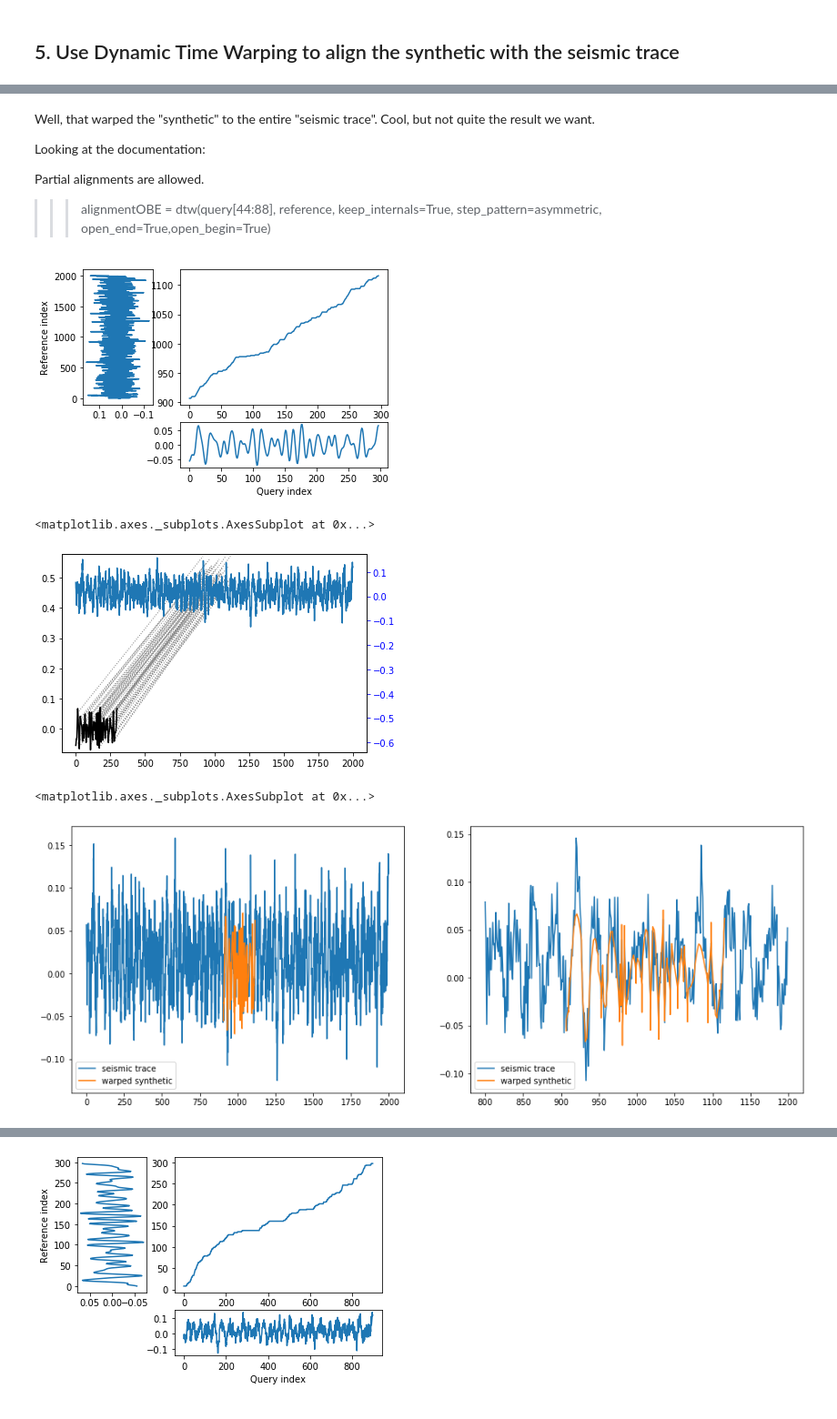
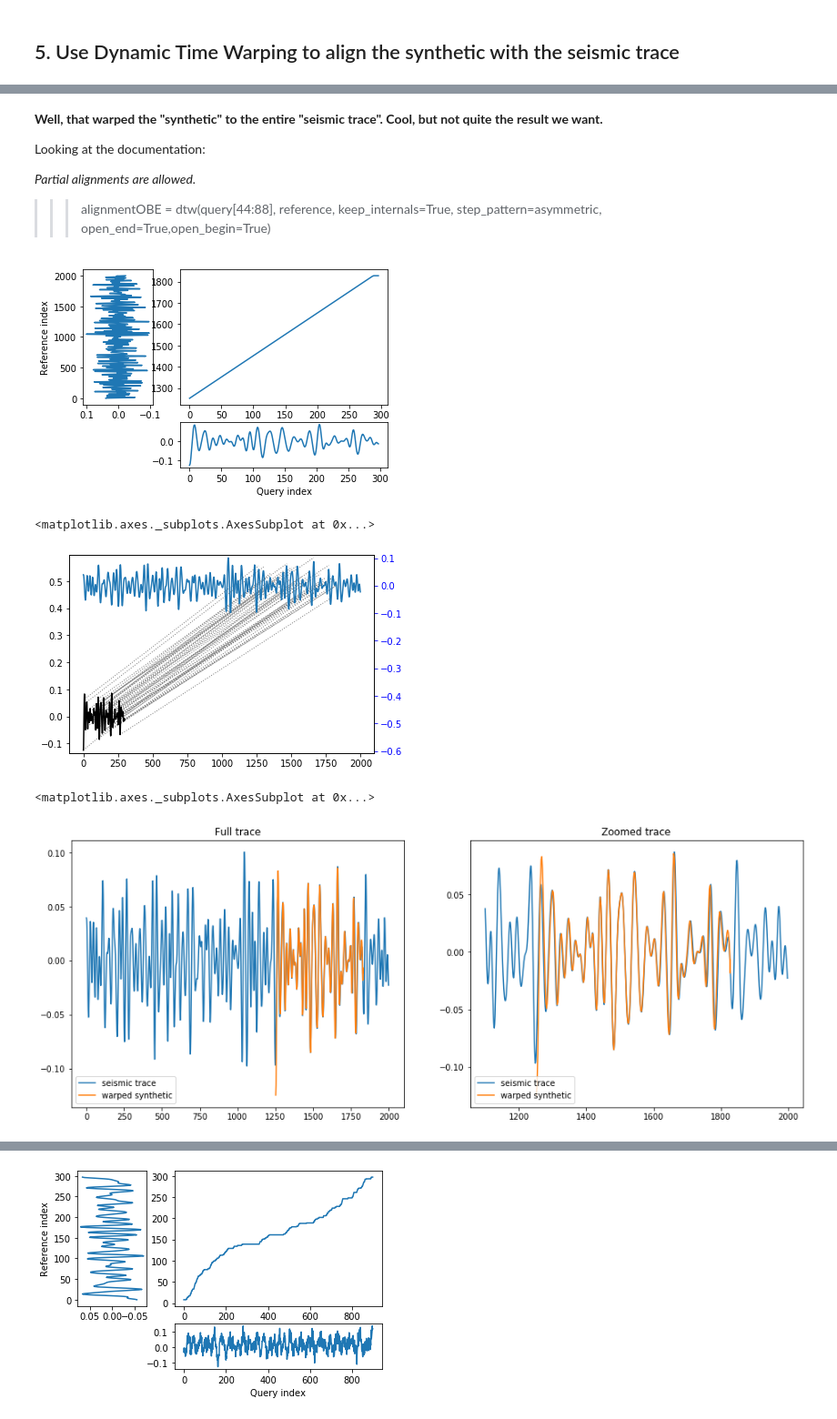
Before and after one commit to bdowdell/automatic_well_tie, a Jupyter notebook: nb/prototyping.ipynb, the cells around one changed output, grey strips where cells are left out. Shown at 91% size. Cells and saved outputs as stored; diff of their text form; code cells hidden in the pictures.

```diff
--- a/nb/prototyping.ipynb
+++ b/nb/prototyping.ipynb
@@ -367,14 +369,14 @@ alignment.plot(type='twoway', offset=1)
 <matplotlib.axes._subplots.AxesSubplot at 0x...>
 # %% [markdown]
-Well, that warped the "synthetic" to the entire "seismic trace".  Cool, but not quite the result we want.
+**Well, that warped the "synthetic" to the entire "seismic trace".  Cool, but not quite the result we want.**
 
 Looking at the documentation:
 
-Partial alignments are allowed.
+*Partial alignments are allowed.*
 
 >>> alignmentOBE = dtw(query[44:88], reference, keep_internals=True, step_pattern=asymmetric, open_end=True,open_begin=True)
 # %%
-alignment_partial = dtw.dtw(scaled_wireline_synth, synth_seis_trace_agw,
+alignment_partial = dtw.dtw(scaled_wireline_synth, synth_seis_trace,
                     keep_internals=True,
                    step_pattern='asymmetric',
                    open_end=True,
@@ -382,23 +384,25 @@ alignment_partial = dtw.dtw(scaled_wireline_synth, synth_seis_trace_agw,
 # %%
 alignment_partial.plot(type='threeway')
 # %% [output]
-[figure, old version]
+[figure, new version]
 <matplotlib.axes._subplots.AxesSubplot at 0x...>
 # %%
 alignment_partial.plot(type='twoway', offset=0.5)
 # %% [output]
-[figure, old version]
+[figure, new version]
 <matplotlib.axes._subplots.AxesSubplot at 0x...>
 # %%
 fig = plt.figure(figsize=(16,6))
 ax1=fig.add_subplot(1,2,1)
-ax1.plot(synth_seis_trace_agw, label='seismic trace')
+ax1.plot(synth_seis_trace, label='seismic trace')
 ax1.plot(alignment_partial.index2, scaled_wireline_synth[alignment_partial.index1], label='warped synthetic')
 ax1.legend(loc='lower left')
+ax1.set_title('Full trace')
 ax2=fig.add_subplot(1,2,2)
-ax2.plot(range(800,1200), synth_seis_trace_agw[800:1200], label='seismic trace')
+ax2.plot(range(1100,1999), synth_seis_trace[1100:2000], label='seismic trace')
 ax2.plot(alignment_partial.index2, scaled_wireline_synth[alignment_partial.index1], label='warped synthetic')
 ax2.legend(loc='lower left')
+ax2.set_title('Zoomed trace')
 plt.show()
 # %% [output]
-[figure, old version]
+[figure, new version]
```
Also changed, not shown: parts of 25 cells of this notebook.
